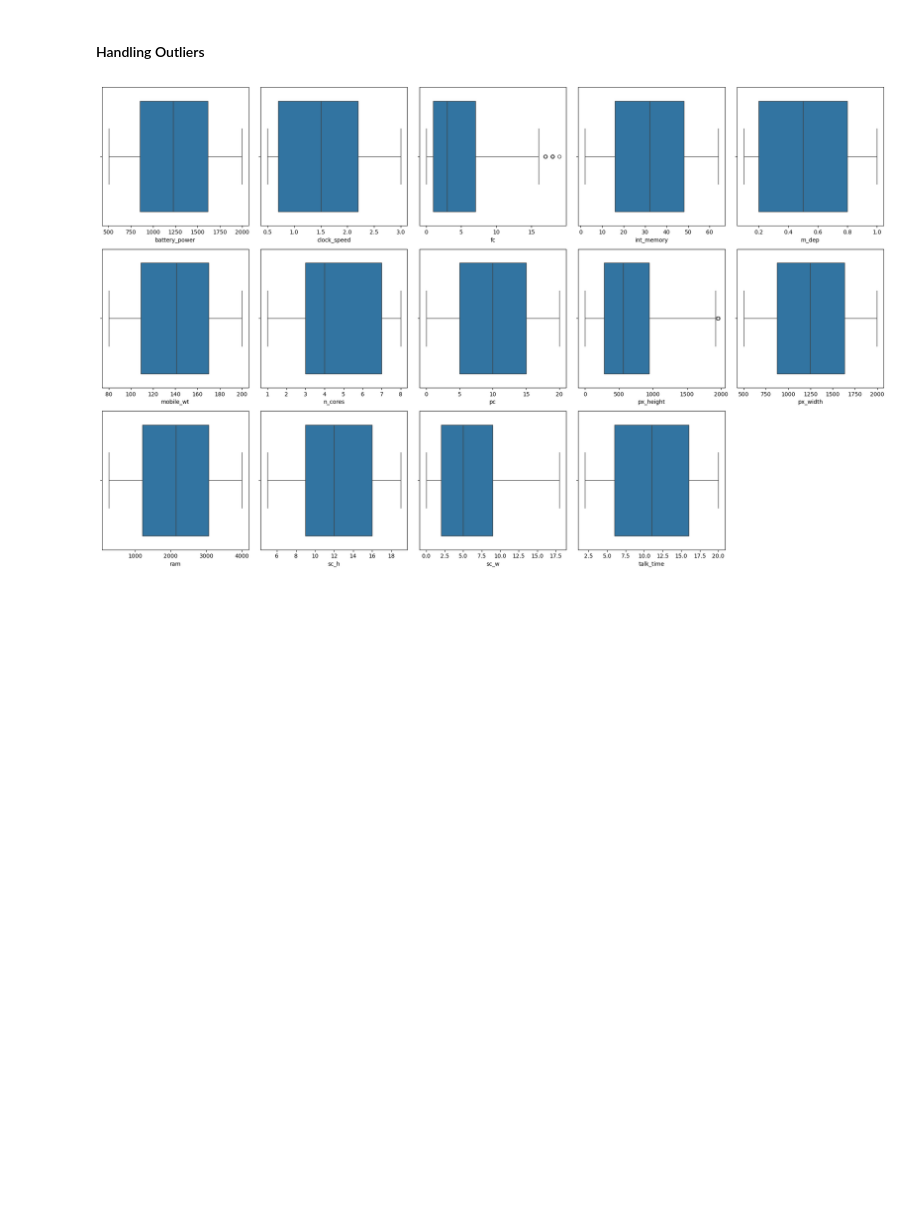
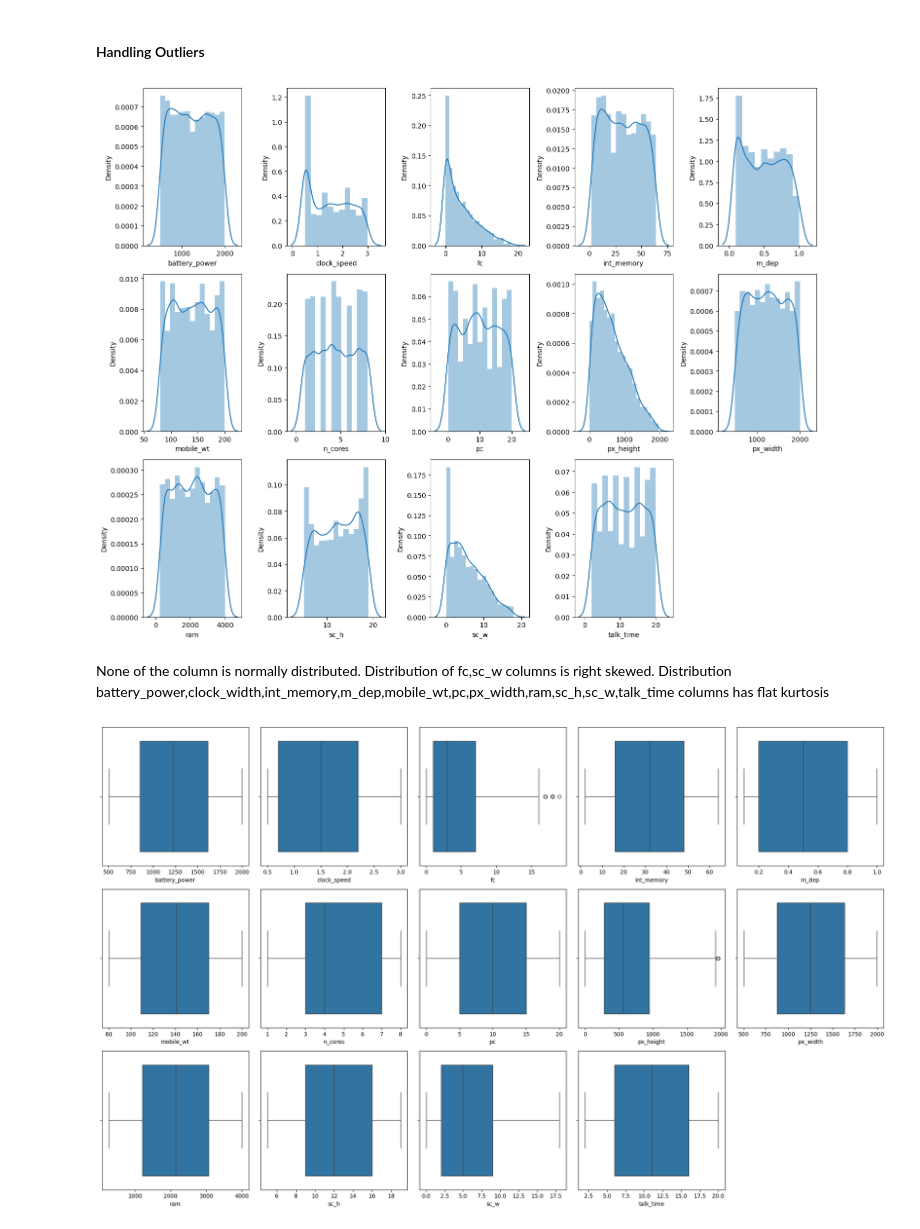
Before and after one commit to RVD18/projec-2, a Jupyter notebook: Cellphone price.ipynb, the cells around one changed output. Saved outputs shown, nothing was run; the diff lists cells and outputs as text; code cells hidden in the pictures; blank space fills up the shorter version.

```diff
--- a/Cellphone price.ipynb
+++ b/Cellphone price.ipynb
@@ -529,6 +526,23 @@ len(df.loc[df.sc_w==0])/len(df)  ##After imputation
 0.0
 # %% [markdown]
 #### Handling Outliers
+# %%
+# Check distribution of data
+
+plt.figure(figsize=(15,15))
+plotnumber = 1
+for i in df_num:
+    plt.subplot(4, 5, plotnumber)
+    sns.distplot(x = df_num[i],kde = True)
+    plotnumber = plotnumber+1
+    plt.xlabel(i,fontsize=10)
+plt.tight_layout()
+# %% [output]
+[figure, added]
+# %% [markdown]
+None of the column is normally distributed.
+Distribution of fc,sc_w columns is right skewed.
+Distribution battery_power,clock_width,int_memory,m_dep,mobile_wt,pc,px_width,ram,sc_h,sc_w,talk_time columns has flat kurtosis
 # %%
 plt.figure(figsize=(20,20),facecolor='white')
 plotnumber=1
```
Also changed, not shown: parts of 37 cells of this notebook, 1 other file.
